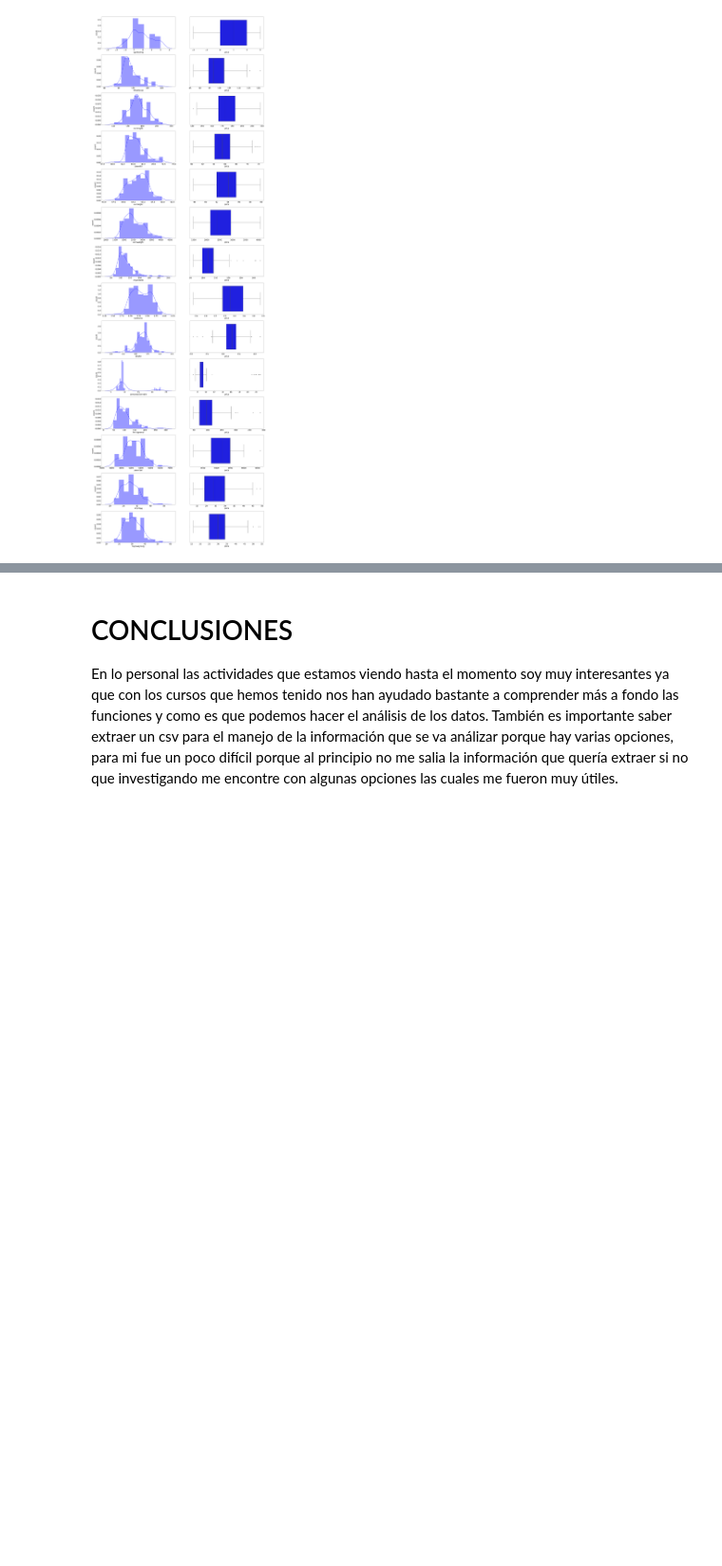
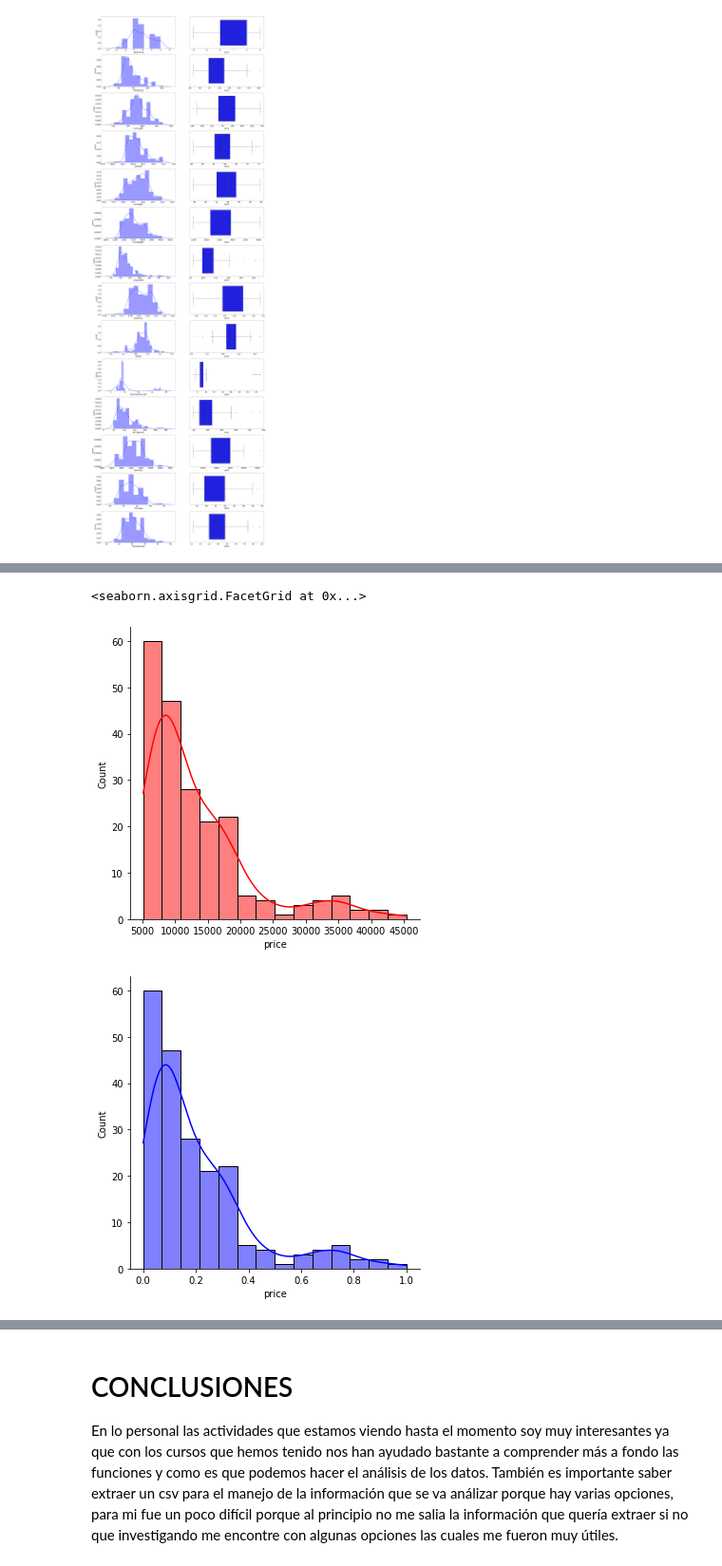
Before and after one commit to Dianamarlen12/CarPrice, a Jupyter notebook: CarPrice.ipynb, the cells around one changed output, grey strips where cells are left out. Shown at 95% size. Cells and saved outputs as stored; diff of their text form; code cells hidden in the pictures; blank space fills up the shorter version.

```diff
--- a/CarPrice.ipynb
+++ b/CarPrice.ipynb
@@ -348,0 +366,3 @@ plt.show
+# %%
+def mimax_norm(car):
+  return (car - car.min()) / (car.max() - car.min())
@@ -348,0 +384,3 @@ plt.show
+# %%
+temporal = mimax_norm(car['price'])
+print(temporal)
@@ -348,0 +400,7 @@ plt.show
+# %%
+sns.displot(car['price'],color='red',kde=True)
+sns.displot(temporal, color='blue', kde=True)
+# %% [output]
+<seaborn.axisgrid.FacetGrid at 0x...>
+[figure, added]
+[figure, added]
```
Also changed, not shown: parts of 13 cells of this notebook.
